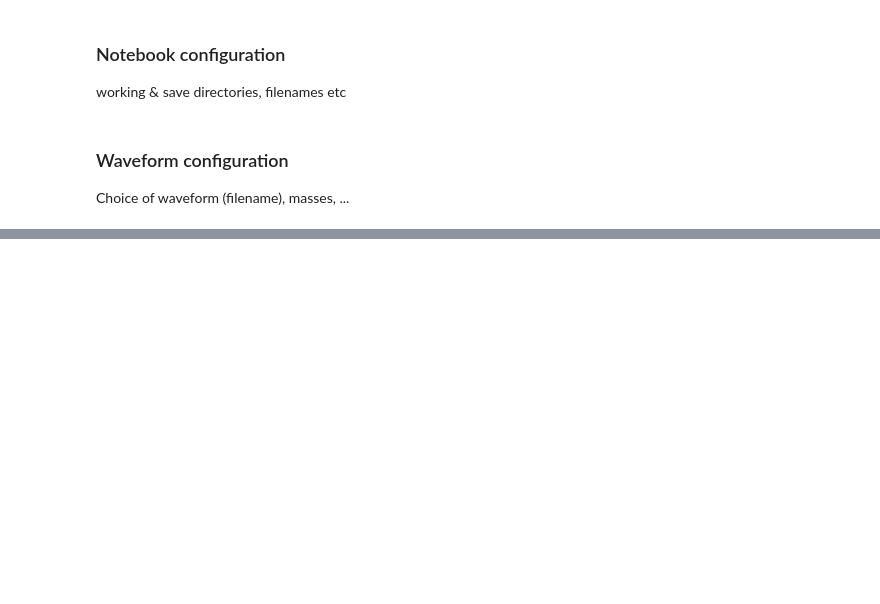
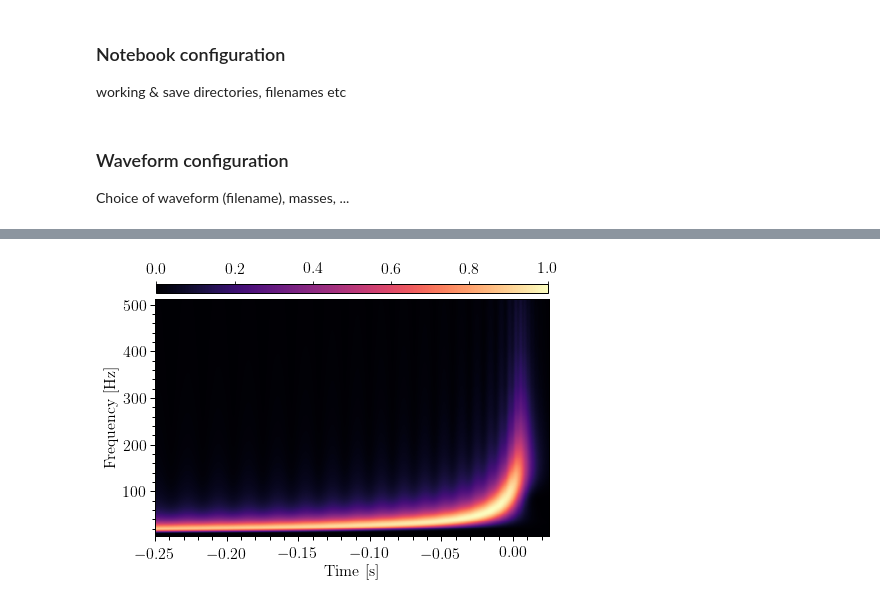
Before and after one commit to astroclark/bbh-tfmaps, a Jupyter notebook: bbh-maps.ipynb, the cells around one changed output, grey strips where cells are left out. Saved outputs shown, nothing was run; the diff lists cells and outputs as text; code cells hidden in the pictures; blank space fills up the shorter version.

```diff
--- a/bbh-maps.ipynb
+++ b/bbh-maps.ipynb
@@ -3,15 +3,14 @@
 # %% [markdown]
 This notebook explores the time-, frequency- and time-frequency representations of BBH merger/post-merger signals
 # %%
-# %matplotlib inline
+%matplotlib inline
 import matplotlib
-# matplotlib.use('Agg')
 import sys, os, h5py
+import copy
 import numpy as np
 from matplotlib import pyplot as plt
 import cwt
 from scipy.interpolate import interp1d
-from skimage.measure import shannon_entropy
 
 import pycbc.waveform as wfutils
 from pycbc.waveform import get_td_waveform,taper_timeseries
@@ -30,7 +29,7 @@ legendfontsize = 14
 
 params={'text.usetex': True,
         'axes.labelsize': fontsize,
-        'text.fontsize': fontsize,
+        'font.size': fontsize,
         'legend.fontsize': legendfontsize,
         'xtick.labelsize': fontsize,
         'ytick.labelsize': fontsize,
@@ -58,9 +57,9 @@ def touchbox(ax):
 ### Notebook configuration
 working & save directories, filenames etc
 # %%
-waveform_dir="waves"
-waveform_file=os.path.join(waveform_dir,"GT_NonSpin_Catalogue.ascii")
-savepath = "/bbhmaps"
+waveform_dir="/waves"
+waveform_file=os.path.join(waveform_dir,"GTwaves.txt")
+savepath = "/bbh-tfmaps"
 total_mass=100
 sample_frequency = 4096
 # %% [markdown]
@@ -97,68 +98,46 @@ for n,(numrel_data, mass) in enumerate(zip(numrel_files, masses)):
                                  spin1z=f.attrs['spin1z'],
                                  spin2z=f.attrs['spin2z'],
                                  delta_t=1.0/sample_frequency,
-                                 f_lower=10.,
+                                 f_lower=30.,
                                  inclination=0.0,
                                  coa_phase=0.0,
                                  distance=1000)
 
     f.close()
 
-    sys.exit()
-#     # Resize / zero-pad to 10 seconds
+    # Resize / zero-pad to 10 seconds
     hp.resize(10*sample_frequency)
     hc.resize(10*sample_frequency)
 
     # Truncate and taper from maximum
     delay=0#int(1e-3 / delta_t)
     truncidx = np.argmax(abs(hp)) - delay
-    import copy
     hp_post = copy.deepcopy(hp)
     hp_post.data[:truncidx] = 0.0
     hc_post = copy.deepcopy(hc)
     hc_post.data[:truncidx] = 0.0
 
-    # taper waveform
-    hp = taper_timeseries(hp, tapermethod="TAPER_STARTEND")
-    hc = taper_timeseries(hc, tapermethod="TAPER_STARTEND")
+    # Taper waveform
+    hp = taper_timeseries(hp, tapermethod="TAPER_START")
+    hc = taper_timeseries(hc, tapermethod="TAPER_START")
 
-    hp_post = taper_timeseries(hp_post, tapermethod="TAPER_STARTEND")
-    hc_post = taper_timeseries(hc_post, tapermethod="TAPER_STARTEND")
+    hp_post = taper_timeseries(hp_post, tapermethod="TAPER_START")
+    hc_post = taper_timeseries(hc_post, tapermethod="TAPER_START")
+
+    # Trim the timeseries before the CWT
+    hp_red = hp[:int(sample_frequency)]
 
 
-    # Reduce to 0.25 second
-    hp_red = hp[:int(sample_frequency)]
+    #
+    # Compute Continuous Wavelet Transform
+    #
 
     # User input
-    mother_freq=6
-    max_scale=128
+    mother_freq=0.4
+    max_scale=512
 
     fmin=sample_frequency*mother_freq/max_scale
     fmax=sample_frequency*mother_freq
-
-
-    shannon = []
-    Qs=np.arange(0.5, 8, 0.5)
-    for q, Q in enumerate(Qs):
-
-        # Compute the CWT
-        cwt_result = cwt.build_cwt(hp_red.data, hp_red.sample_times,
-                                   mother_freq=Q, max_scale=max_scale)
-        wplane = cwt_result['map']
-
-        shannon.append(shannon_entropy(wplane))
-
-#         print "On Q={0}: {1} [{2}/{3}]".format(Q, shannon[q], q+1, len(Qs))
-
-    plt.figure()
-    plt.plot(np.arange(0.5, 8, 0.5), shannon)
-    plt.axvline(np.arange(0.5, 8, 0.5)[np.argmax(shannon)], color='r', label=np.arange(0.5, 8, 0.5)[np.argmax(shannon)])
-    plt.legend()
-    plt.savefig("{}-Entropies.png".format(wavelabel))
-    plt.close()
-
-
-    # Compute the CWT
 
     red_time = hp_red.sample_times - hp.sample_times[np.argmax(abs(hp_red))]
 
@@ -170,19 +149,21 @@ for n,(numrel_data, mass) in enumerate(zip(numrel_files, masses)):
 
     # Eliminate freqs > Nyquist
     interpolant = interp1d(wfreqs, wplane, axis=0)
-    wfreqs = np.arange(wfreqs.min(), 4096, 10)
+    wfreqs = np.arange(wfreqs.min(), 512)
     wplane = interpolant(wfreqs)
 
 
-
+    #
+    # Plot result
+    #
     fig, ax = plt.subplots(figsize=fig_size)
 
     p_qstrain = ax.pcolormesh(wtimes, wfreqs, (abs(wplane)),
                               cmap='magma', rasterized=False,
                              vmin=0,vmax=1)
 
-    c_qstrain = ax.contour(wtimes, wfreqs, (abs(wplane)),
-                colors='lightgray', levels=np.logspace(-1,0,5))
+#     c_qstrain = ax.contour(wtimes, wfreqs, (abs(wplane)),
+#                 colors='lightgray', levels=np.logspace(-1,0,5))
 
     cbaxes = fig.add_axes([0.1275, 0.9, 0.77, 0.03])
     cbar=fig.colorbar(p_qstrain, orientation='horizontal', cax=cbaxes)
@@ -190,8 +171,7 @@ for n,(numrel_data, mass) in enumerate(zip(numrel_files, masses)):
     cbar.ax.xaxis.set_ticks_position('top')
     cbar.ax.xaxis.set_label_position('top')
 
-    ax.set_xlim(-0.005,0.025)
-    ax.set_ylim(800,4096)
+    ax.set_xlim(-0.25,0.025)
 
     ax.set_xlabel(r'$\textrm{Time [s]}$')
     ax.set_ylabel(r'$\textrm{Frequency [Hz]}$')
@@ -200,12 +180,8 @@ for n,(numrel_data, mass) in enumerate(zip(numrel_files, masses)):
 
     touchbox(ax)
 
-    plt.savefig("{}-CWT.png".format(wavelabel))
-    plt.close()
+    plt.show()
 
 
-    # Savez
-    np.savez("{}-map".format(wavelabel), time=wtimes, frequency=wfreqs,
-            tfmap=wplane)
-
     sys.exit()
+# %% [output]
@@ -211,0 +189 @@ for n,(numrel_data, mass) in enumerate(zip(numrel_files, masses)):
+[figure, added]
```
Also changed, not shown: parts of 4 cells of this notebook, 3 other files.
